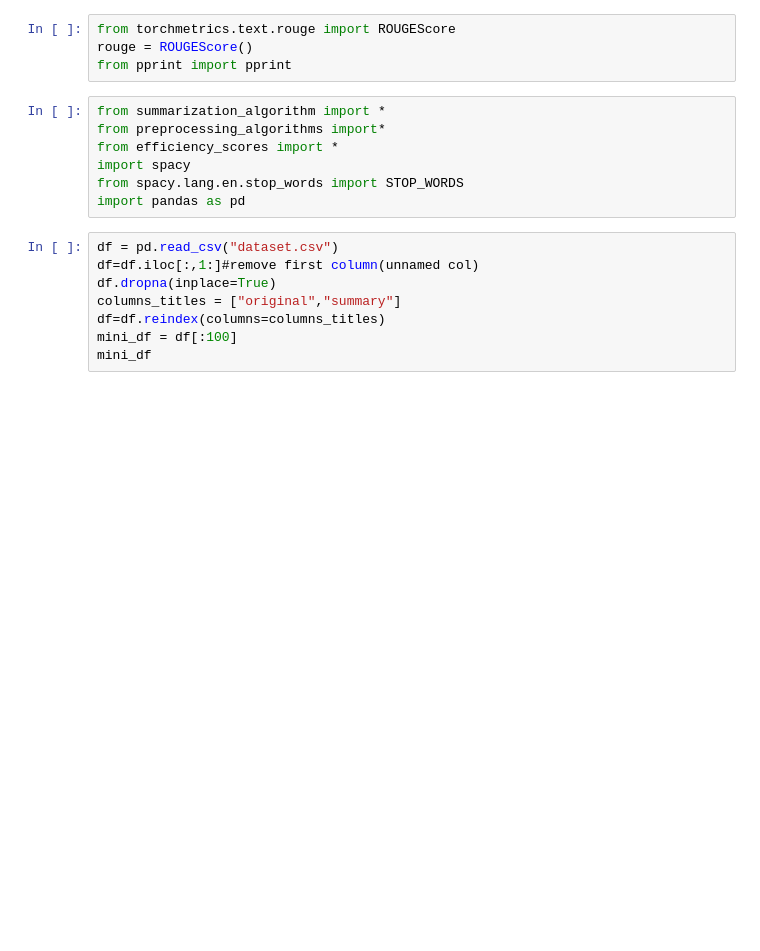
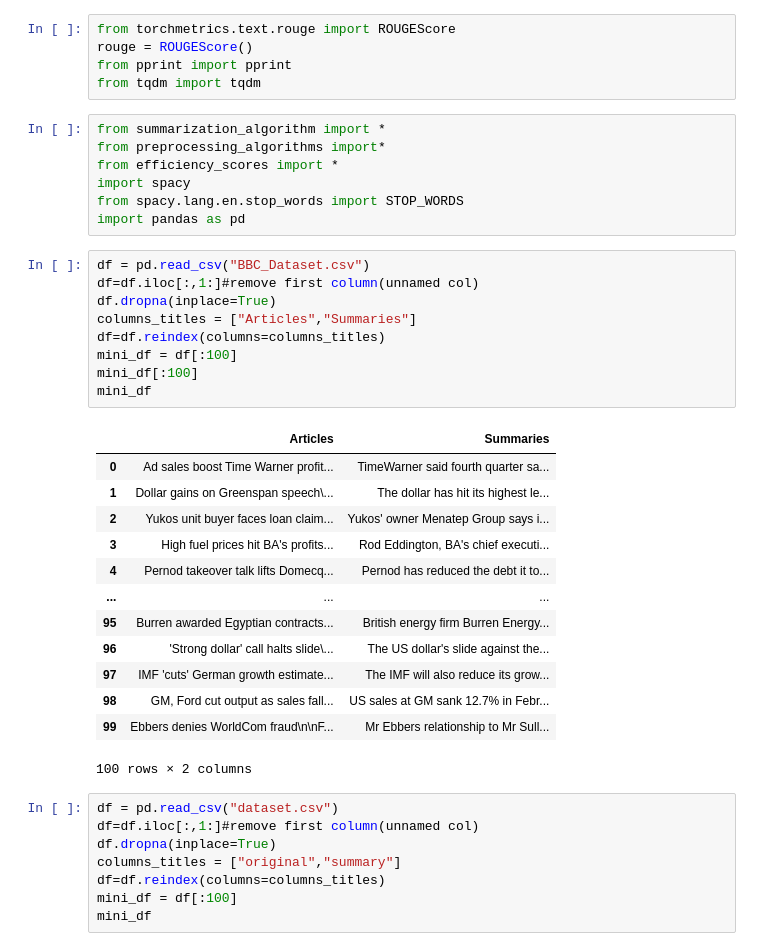
Before and after one commit to ZeyadMashhour/text_summarization, a Jupyter notebook: Testing.ipynb, the cells around one changed output. Cells and saved outputs as stored; diff of their text form; blank space fills up the shorter version.

Commit message:
Full BBC DATASET!

```diff
--- a/Testing.ipynb
+++ b/Testing.ipynb
@@ -2,6 +2,7 @@
 from torchmetrics.text.rouge import ROUGEScore
 rouge = ROUGEScore()
 from pprint import pprint
+from tqdm import tqdm
 # %%
 from summarization_algorithm import *
 from preprocessing_algorithms import*
@@ -9,6 +10,29 @@ from efficiency_scores import *
 import spacy
 from spacy.lang.en.stop_words import STOP_WORDS
 import pandas as pd
+# %%
+df = pd.read_csv("BBC_Dataset.csv")
+df=df.iloc[:,1:]#remove first column(unnamed col)
+df.dropna(inplace=True)
+columns_titles = ["Articles","Summaries"]
+df=df.reindex(columns=columns_titles)
+mini_df = df[:100]
+mini_df[:100]
+mini_df
+# %% [output]
+|  | Articles | Summaries |
+| 0 | Ad sales boost Time Warner profit... | TimeWarner said fourth quarter sa... |
+| 1 | Dollar gains on Greenspan speech\... | The dollar has hit its highest le... |
+| 2 | Yukos unit buyer faces loan claim... | Yukos' owner Menatep Group says i... |
+| 3 | High fuel prices hit BA's profits... | Rod Eddington, BA's chief executi... |
+| 4 | Pernod takeover talk lifts Domecq... | Pernod has reduced the debt it to... |
+| ... | ... | ... |
+| 95 | Burren awarded Egyptian contracts... | British energy firm Burren Energy... |
+| 96 | 'Strong dollar' call halts slide\... | The US dollar's slide against the... |
+| 97 | IMF 'cuts' German growth estimate... | The IMF will also reduce its grow... |
+| 98 | GM, Ford cut output as sales fall... | US sales at GM sank 12.7% in Febr... |
+| 99 | Ebbers denies WorldCom fraud\n\nF... | Mr Ebbers relationship to Mr Sull... |
+100 rows × 2 columns
 # %%
 df = pd.read_csv("dataset.csv")
 df=df.iloc[:,1:]#remove first column(unnamed col)
```
Also changed, not shown: parts of 4 cells of this notebook, 1 other file.
